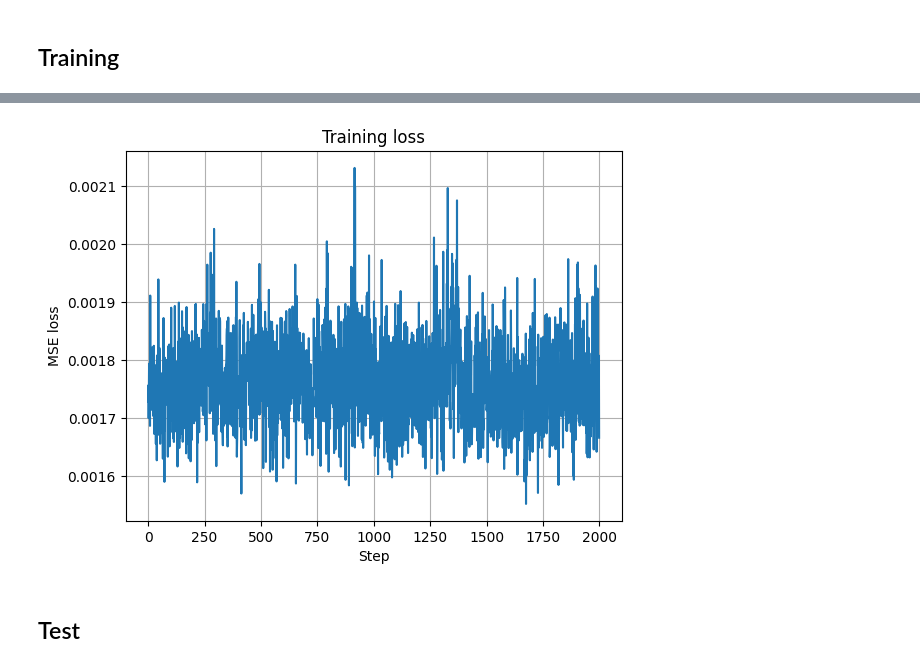
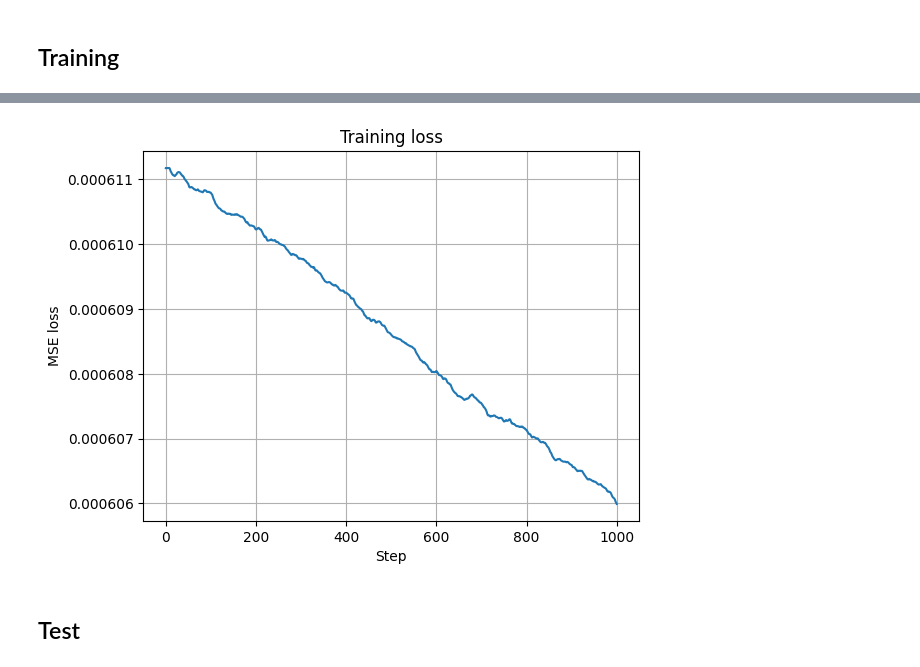
Before and after one commit to gpoccianti/Deep_Learning_2425, a Jupyter notebook: Notebooks/simple_deepOnet_in_PyTorch_New_Architecture.ipynb, the cells around one changed output, grey strips where cells are left out. Drawn from its saved outputs; the diff is of its cells as text; code cells hidden in the pictures.

```diff
--- a/Notebooks/simple_deepOnet_in_PyTorch_New_Architecture.ipynb
+++ b/Notebooks/simple_deepOnet_in_PyTorch_New_Architecture.ipynb
@@ -640,13 +1600,13 @@ Test MSE: 0.0003
 # %%
 #Zoom in
-plt.plot(loss_history[18000:]) #We remove the first 18000 steps to better visualize the trend
+plt.plot(val_losses[:]) #We remove the first 18000 steps to better visualize the trend
 plt.xlabel("Step")
 plt.ylabel("MSE loss")
 plt.title("Training loss")
 plt.grid()
 plt.show()
 # %% [output]
-[figure, old version]
+[figure, new version]
 # %% [markdown]
 ## Test
 # %%
```
Also changed, not shown: parts of 18 cells of this notebook, 4 other files.
